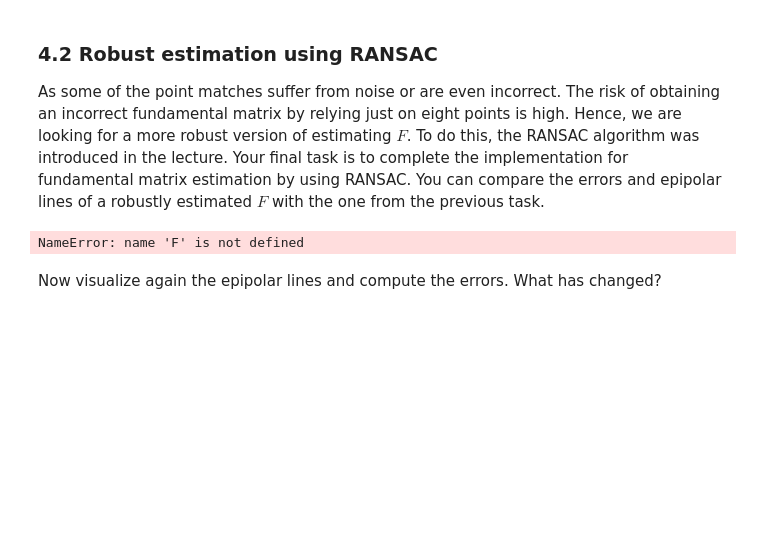
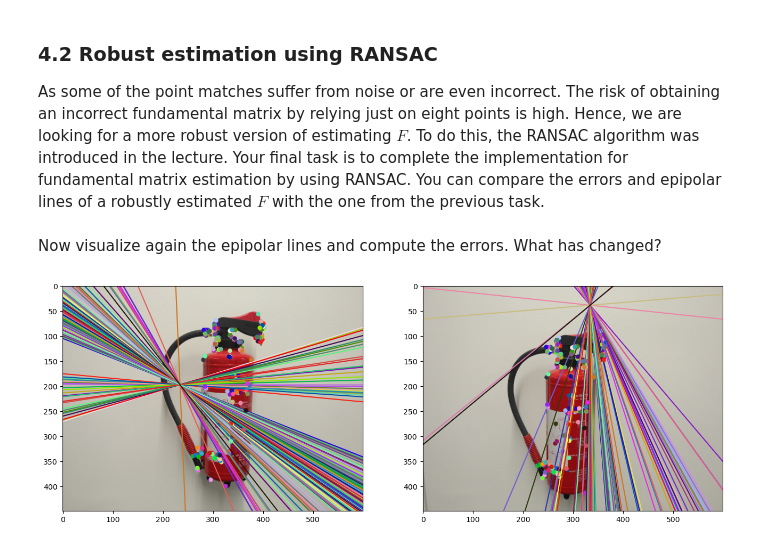
Before and after one commit to Almoatasembellahhggag/3dcv, a Jupyter notebook: 4.0-tl-fundamental-matrix.ipynb, the cells around one changed output. Drawn from its saved outputs; the diff is of its cells as text; code cells hidden in the pictures; blank space fills up the shorter version.

```diff
--- a/4.0-tl-fundamental-matrix.ipynb
+++ b/4.0-tl-fundamental-matrix.ipynb
@@ -209,16 +201,21 @@ What do the algebraic and geometric error values show you?
 def algebraic_error(keypoints1, keypoints2, F):
     errors = []
     for kp1, kp2 in zip(keypoints1, keypoints2):
-        error = np.abs(kp1[None,...] @ F @ kp2[None,...].T)
+        Kpp1 = np.array([kp1[0],kp1[1],1])
+        Kpp2 = np.array([kp2[0],kp2[1],1])
+
+        error = np.abs(Kpp1[None,...] @ F @ Kpp2[None,...].T)
         errors.append(error.item())
     return errors
 
 def geometric_error(keypoints1, keypoints2, F):
     errors = []
     for kp1, kp2 in zip(keypoints1, keypoints2):
-        x1F = kp1[None,...] @ F
-        Fx2 = F @ kp2[None,...].T
-        x1Fx2 = x1F @ kp2[None,...].T
+        Kpp1 = np.array([kp1[0],kp1[1],1])
+        Kpp2 = np.array([kp2[0],kp2[1],1])
+        x1F = Kpp1[None,...] @ F
+        Fx2 = F @ Kpp2[None,...].T
+        x1Fx2 = x1F @ Kpp2[None,...].T
 
         part1 = 1/(x1F.flatten()[0] ** 2 + x1F.flatten()[1] ** 2)
         part2 = 1/(Fx2.flatten()[0] ** 2 + Fx2.flatten()[1] ** 2)
@@ -250,6 +309,13 @@ def find_fundamental_ransac(keypoints1, keypoints2, num_samples=8, threshold=0.0
-# %%
-F, inliers = find_fundamental_ransac(keypoints1,keypoints2)
-# %% [output]
-NameError: name 'F' is not defined
+# %%
+kps1 = np.array([np.array([kp[0],kp[1],1]) for kp in keypoints1 ])
+kps2 = np.array([np.array([kp[0],kp[1],1]) for kp in keypoints2])
+F9, inliers = find_fundamental_ransac(kps1,kps2)
 # %% [markdown]
 Now visualize again the epipolar lines and compute the errors. What has changed?
+# %%
+visualize_epipolar_lines(view1,view2,kps1,kps2,F9)
+
+print('new algebraic error:', algebraic_error(keypoints1, keypoints2, F9))
+print('new geometric error:', geometric_error(keypoints1, keypoints2, F9))
+# %% [output]
+[figure, added]
```
Also changed, not shown: parts of 8 cells of this notebook.
